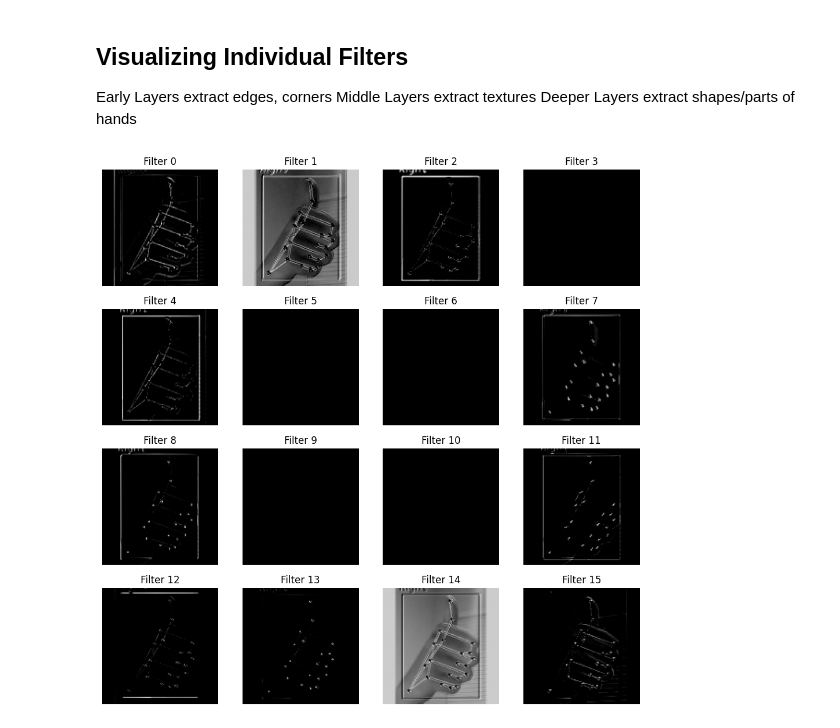
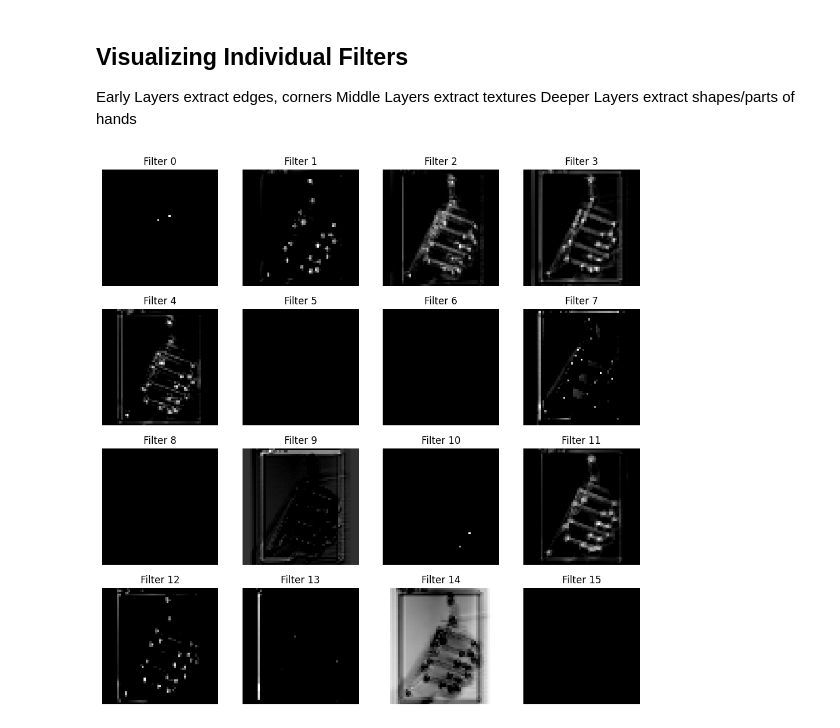
Before and after one commit to axp8948/hand-gesture-recognition, a Jupyter notebook: src/inference/featureVisualization.ipynb, the cells around one changed output. Drawn from its saved outputs; the diff is of its cells as text; code cells hidden in the pictures.

```diff
--- a/src/inference/featureVisualization.ipynb
+++ b/src/inference/featureVisualization.ipynb
@@ -105,17 +105,18 @@ Deeper Layers extract shapes/parts of hands
 # %%
 # First Conv Layer (32 filters)
 
-fmap = featureMaps[0][0] # remove batch dim
+fmap = featureMaps[1][0] # remove batch dim
 
 plt.figure(figsize=(12, 12))
 
 for i in range(min(16, fmap.shape[-1])): # show upto 16 feature maps
     plt.subplot(4, 4, i+ 1) # creates a 4 x 4 grid of plots starting at i
     plt.imshow(fmap[:, :, i], cmap="gray") # fmap[:, :, i] -> selects all rows, all columns and only filter i
     plt.title(f"Filter {i}")
     plt.axis("off")
 
 
+
 plt.show()
 # %% [output]
-[figure, old version]
+[figure, new version]
```
Also changed, not shown: parts of 1 cell of this notebook, 4 other files.
